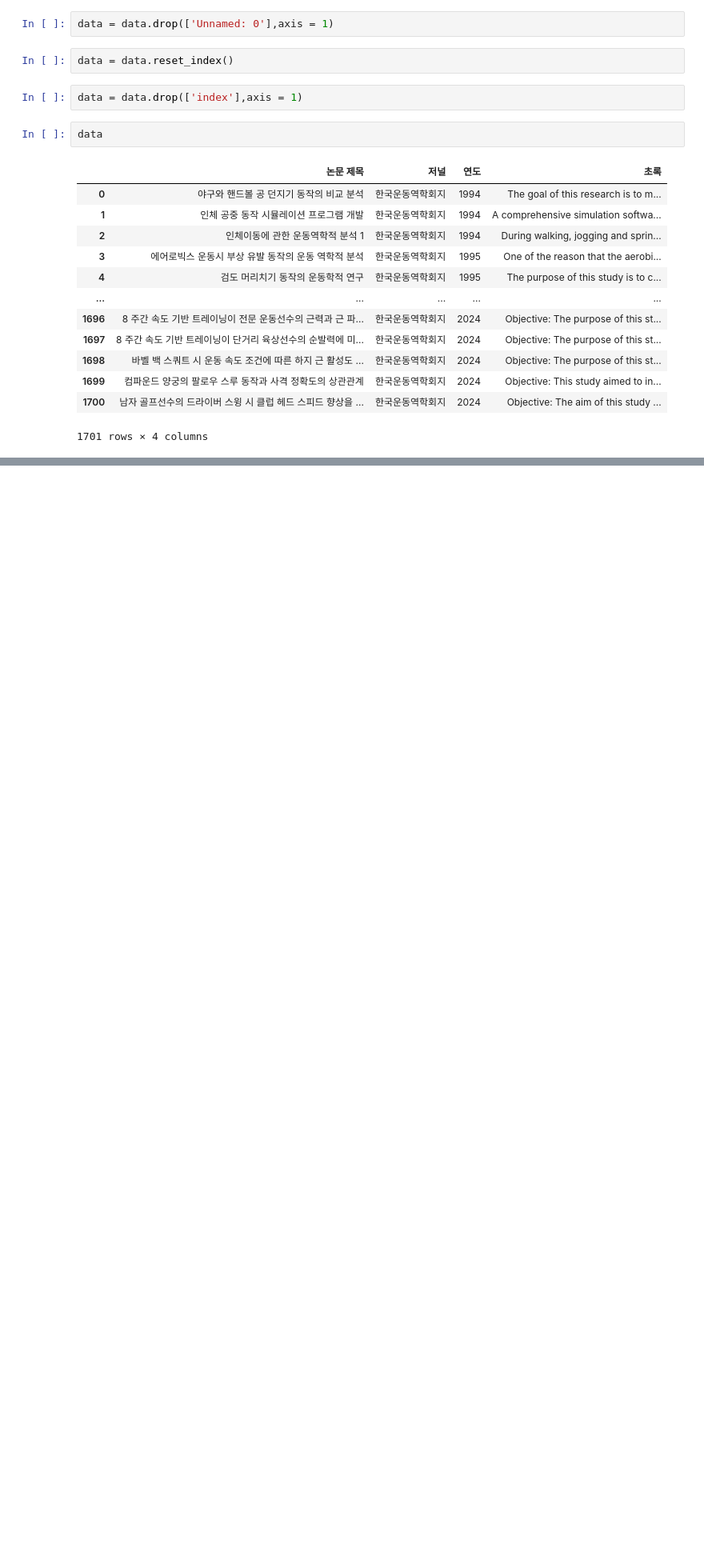
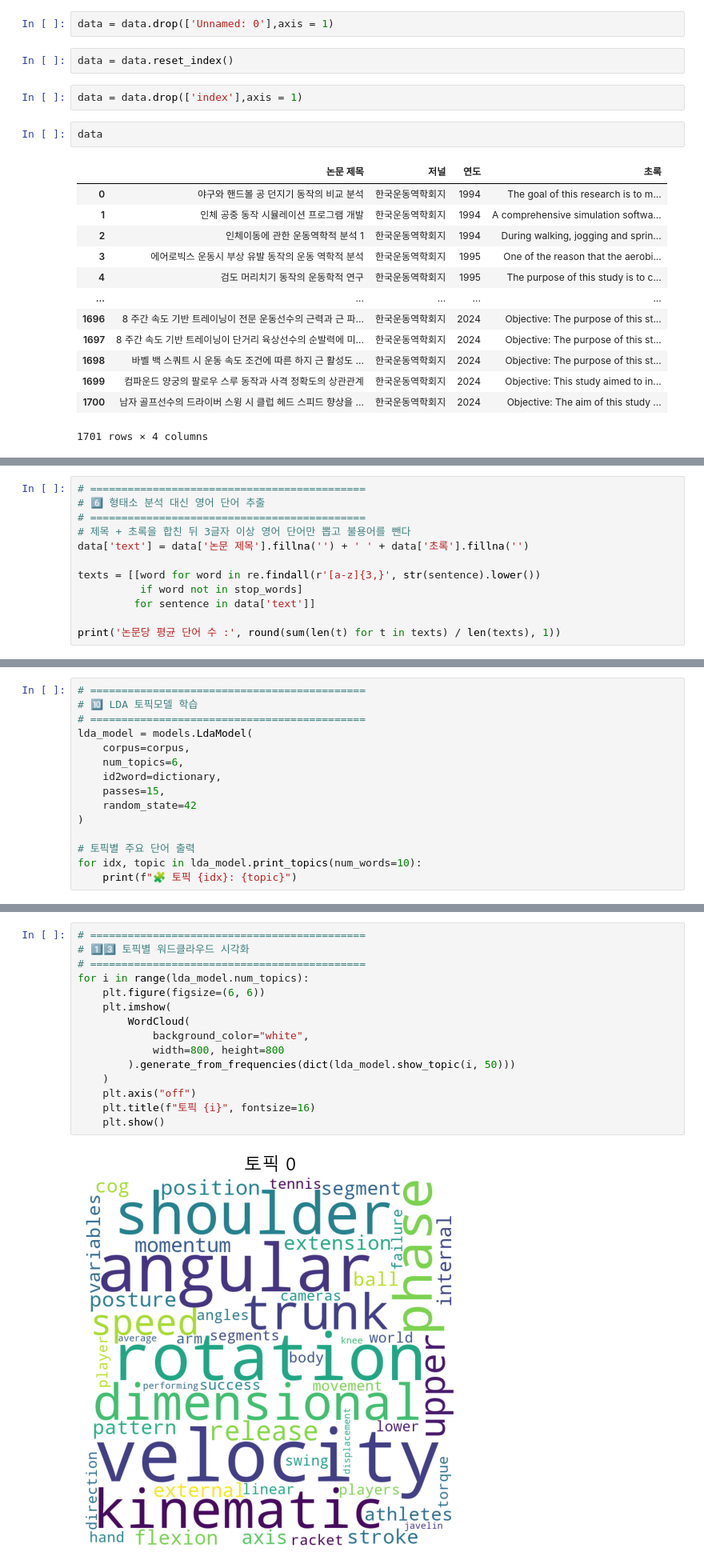
Before and after one commit to CSKY0917/Projects, a Jupyter notebook: 한국운동역학회 논문 텍스트 데이터를 활용한 연구 주제 탐색/토픽모델링.ipynb, the cells around one changed output, grey strips where cells are left out. Shown at 80% size. Drawn from its saved outputs; the diff is of its cells as text; blank space fills up the shorter version.

```diff
--- a/한국운동역학회 논문 텍스트 데이터를 활용한 연구 주제 탐색/토픽모델링.ipynb
+++ b/한국운동역학회 논문 텍스트 데이터를 활용한 연구 주제 탐색/토픽모델링.ipynb
@@ -205,0 +236,12 @@ for i in range(lda_model.num_topics):
+# %%
+# ============================================
+# 6️⃣ 형태소 분석 대신 영어 단어 추출
+# ============================================
+# 제목 + 초록을 합친 뒤 3글자 이상 영어 단어만 뽑고 불용어를 뺀다
+data['text'] = data['논문 제목'].fillna('') + ' ' + data['초록'].fillna('')
+
+texts = [[word for word in re.findall(r'[a-z]{3,}', str(sentence).lower())
+          if word not in stop_words]
+         for sentence in data['text']]
+
+print('논문당 평균 단어 수 :', round(sum(len(t) for t in texts) / len(texts), 1))
@@ -205,0 +331,15 @@ for i in range(lda_model.num_topics):
+# %%
+# ============================================
+# 🔟 LDA 토픽모델 학습
+# ============================================
+lda_model = models.LdaModel(
+    corpus=corpus,
+    num_topics=6,
+    id2word=dictionary,
+    passes=15,
+    random_state=42
+)
+
+# 토픽별 주요 단어 출력
+for idx, topic in lda_model.print_topics(num_words=10):
+    print(f"🧩 토픽 {idx}: {topic}")
@@ -205,0 +386,17 @@ for i in range(lda_model.num_topics):
+# %%
+# ============================================
+# 1️⃣3️⃣ 토픽별 워드클라우드 시각화
+# ============================================
+for i in range(lda_model.num_topics):
+    plt.figure(figsize=(6, 6))
+    plt.imshow(
+        WordCloud(
+            background_color="white",
+            width=800, height=800
+        ).generate_from_frequencies(dict(lda_model.show_topic(i, 50)))
+    )
+    plt.axis("off")
+    plt.title(f"토픽 {i}", fontsize=16)
+    plt.show()
+# %% [output]
+[figure, added]
```
Also changed, not shown: parts of 32 cells of this notebook, 1 other file.
